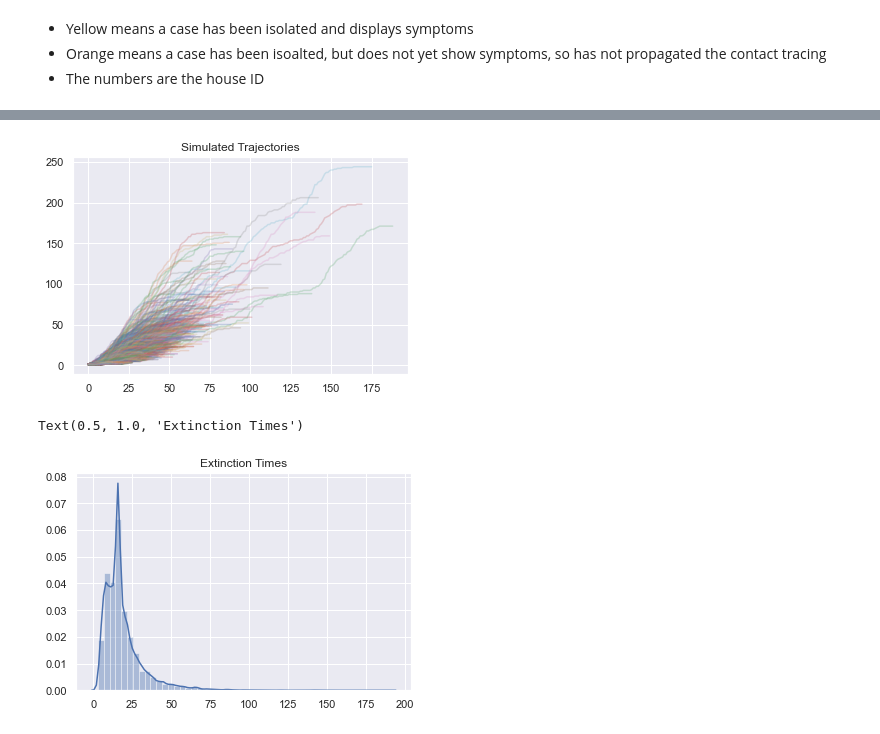
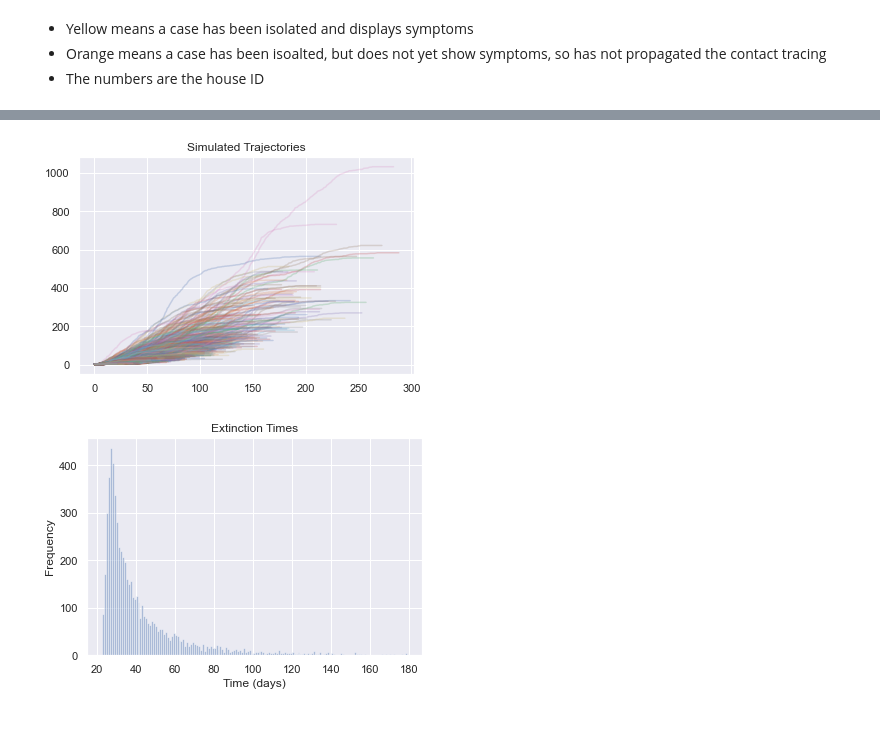
Before and after one commit to foobacca/household-contact-tracing, a Jupyter notebook: Report.ipynb, the cells around one changed output, grey strips where cells are left out. Drawn from its saved outputs; the diff is of its cells as text; code cells hidden in the pictures.

```diff
--- a/Report.ipynb
+++ b/Report.ipynb
@@ -118,14 +141,16 @@ Running the simulation 1000 times.
 # %%
 %%time
+npr.seed(1000)
 # Set up the simulation
 simulation = model.household_sim_contact_tracing(haz_rate_scale = 0.805,
                                                 contact_tracing_success_prob = 2/3,
-                                                prob_of_successful_contact_trace_today = 1/3,
+                                                prob_of_successful_contact_trace_today = 1/2,
                                                 overdispersion = 0.36,
                                                 infection_reporting_prob = 0.7,
                                                 reporting_delay_par = 1/4.8,
                                                 contact_trace = True,
-                                                reduce_contacts_by = 0.0)
+                                                reduce_contacts_by = 0.7,
+                                                only_isolate_if_symptoms = False)
 
 # Code to repeat the simulation and report the output
 npr.seed(1)
@@ -151,14 +176,16 @@ Wall time: 39min 48s
 # %%
 %%time
+npr.seed(1000)
 # Set up the simulation
 simulation = model.household_sim_contact_tracing(haz_rate_scale = 0.805,
                                                 contact_tracing_success_prob = 2/3,
-                                                prob_of_successful_contact_trace_today = 1/3,
+                                                prob_of_successful_contact_trace_today = 1/2,
                                                 overdispersion = 0.36,
                                                 infection_reporting_prob = 0.7,
                                                 reporting_delay_par = 1/4.8,
                                                 contact_trace = True,
-                                                reduce_contacts_by = 0.7)
+                                                reduce_contacts_by = 0.7,
+                                                only_isolate_if_symptoms = False)
 
 # Code to repeat the simulation and report the output
 npr.seed(1)
@@ -167,6 +194,7 @@ number_of_repeats = 10000
 times_went_extinct = 0
 
 extinction_times = []
+final_size = []
 
 for repeat in range(number_of_repeats):
     print(f"repeat: {repeat}/{number_of_repeats}", end = "\r")
@@ -177,6 +205,8 @@ for repeat in range(number_of_repeats):
     if simulation.died_out == True:
         times_went_extinct += 1
         extinction_times.append(simulation.time)
+
+        final_size.append(simulation.inf_counts[-1])
 plt.title("Simulated Trajectories")
 print(f"Percentage Extinct after {days_to_simulate} days: {times_went_extinct*100/number_of_repeats}%")
 print("Remember, this is for a single starting infection")
@@ -187,7 +217,9 @@ Wall time: 1min 19s
-[figure, old version]
+[figure, new version]
 # %%
-sns.distplot(extinction_times, kde = True)
+sns.distplot(extinction_times, kde = False, bins = range(23, 180))
 plt.title("Extinction Times")
+plt.xlabel("Time (days)")
+plt.ylabel("Frequency")
+plt.savefig("Extinction Times 2.pdf")
 # %% [output]
-Text(0.5, 1.0, 'Extinction Times')
-[figure, old version]
+[figure, new version]
```
Also changed, not shown: parts of 15 cells of this notebook, 3 other files.
